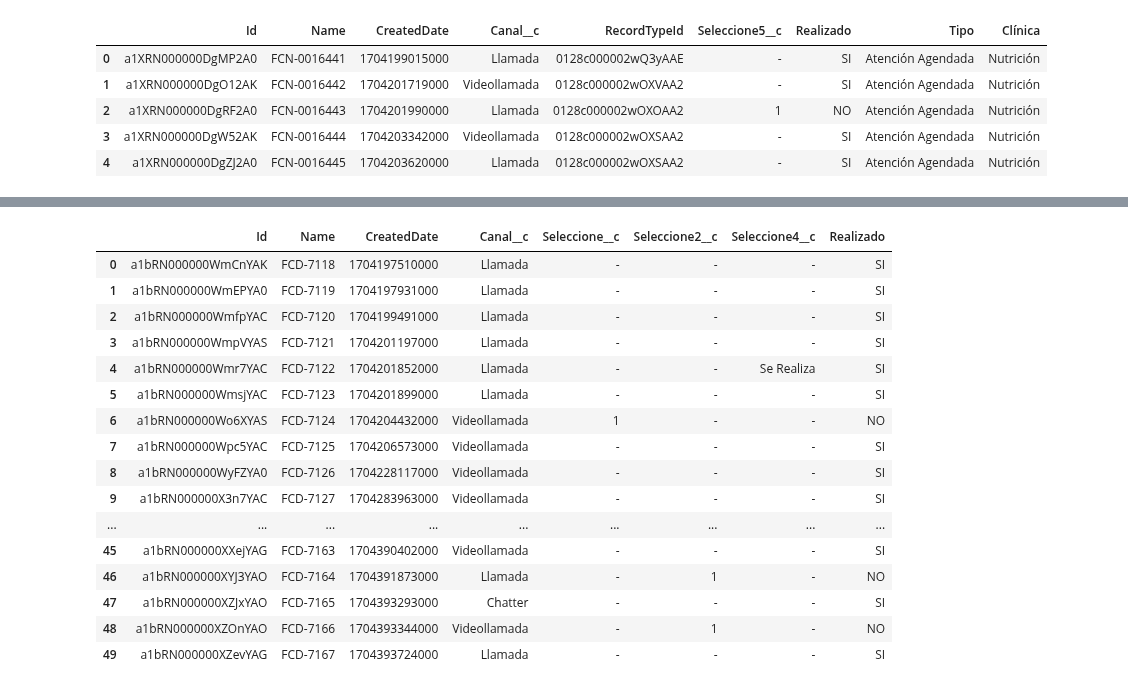
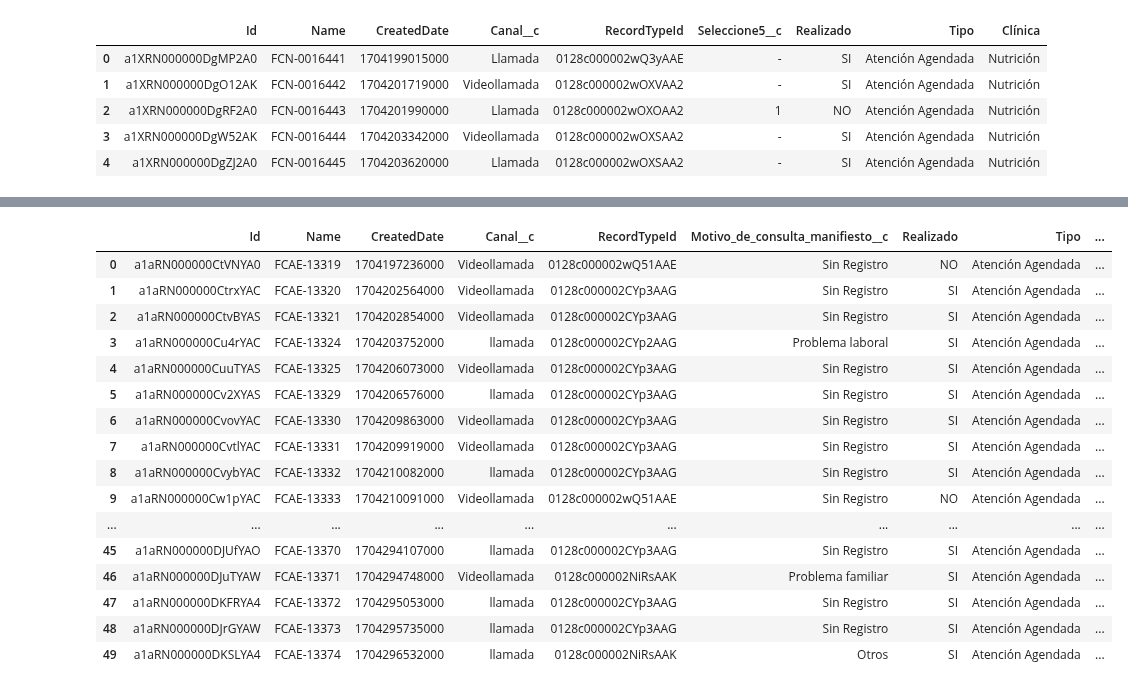
Before and after one commit to juanca-martinez/basefinal, a Jupyter notebook: modeloNuevo/deporte_JK.ipynb, the cells around one changed output, grey strips where cells are left out. Saved outputs shown, nothing was run; the diff lists cells and outputs as text; code cells hidden in the pictures.

```diff
--- a/modeloNuevo/deporte_JK.ipynb
+++ b/modeloNuevo/deporte_JK.ipynb
@@ -136,29 +133,22 @@ df_nutricion.head()
 | 3 | a1XRN000000DgW52AK | FCN-0016444 | 1704203342000 | Videollamada | 0128c000002wOXSAA2 | - | SI | Atención Agendada | Nutrición |
 | 4 | a1XRN000000DgZJ2A0 | FCN-0016445 | 1704203620000 | Llamada | 0128c000002wOXSAA2 | - | SI | Atención Agendada | Nutrición |
 # %%
-query_psicologia = "SELECT Id,Name,CreatedDate,Canal__c, recordTypeId,Seleccione5__c from Ficha_Clinica_Nutrici_n__c WHERE CALENDAR_YEAR(CreatedDate ) >= 2024 ORDER BY CreatedDate"
+query_psicologia = "SELECT Id,Name,CreatedDate,Canal__c, RecordTypeId, Motivo_de_consulta_manifiesto__c from Ficha_Cl_nica_Asistencia_Emocional__c WHERE CALENDAR_YEAR(CreatedDate ) >= 2024 ORDER BY CreatedDate"
 df_psicologia = sf.smart_query(query_psicologia)
 
-df_psicologia["Realizado"] = np.where(
-    (df_psicologia["recordTypeId"] != "1")
-    | (df_psicologia["recordTypeId"] != "1")
-    | (df_psicologia["recordTypeId"] != "1"),
-    "SI",
-    "NO",
-)
 
+df_psicologia["Realizado"] = "SI"
+df_psicologia["Realizado"] = np.where((df_psicologia["RecordTypeId"] == "0128c000002wQ51AAE"),"NO",df_psicologia["Realizado"])
+df_psicologia["Realizado"] = np.where((df_psicologia["RecordTypeId"] == "0128c000002wQ56AAE"),"NO",df_psicologia["Realizado"])
+df_psicologia["Realizado"] = np.where((df_psicologia["RecordTypeId"] == "0128c000002CYoyAAG"),"NO",df_psicologia["Realizado"])
 
-df_nutricion["Seleccione5__c"] = (
-    df_nutricion["Seleccione5__c"].astype(str).replace("No Contesta", "1")
-)
-df_nutricion["Realizado"] = np.where(
-    (df_nutricion["Seleccione5__c"] != "1"), "SI", "NO"
-)
+df_psicologia["Motivo_de_consulta_manifiesto__c"] = df_psicologia["Motivo_de_consulta_manifiesto__c"].str.replace("-", "Sin Registro")
+
 condlist = [
-    df_nutricion["Canal__c"] == "Chatter",
-    df_nutricion["Canal__c"] == "Llamada",
-    df_nutricion["Canal__c"] == "Videollamada",
-    df_nutricion["Canal__c"] == "Correo electrónico",
+    df_psicologia["Canal__c"] == "Chatter",
+    df_psicologia["Canal__c"] == "llamada",
+    df_psicologia["Canal__c"] == "Videollamada",
+    df_psicologia["Canal__c"] == "Correo electrónico",
 ]
 choicelist = [
     "Derivación",
@@ -166,8 +156,8 @@ choicelist = [
     "Atención Agendada",
     "Complemento a la atención",
 ]
-df_nutricion["Tipo"] = np.select(condlist, choicelist)
-df_nutricion["Clínica"] = "Nutrición"
+df_psicologia["Tipo"] = np.select(condlist, choicelist)
+df_psicologia["Clínica"] = "Nutrición"
 
 
-df_nutricion.head()
+df_psicologia.head()
@@ -174,20 +186,20 @@ df_nutricion.head()
 # %%
-df_deportes.head(50)
+df_psicologia.head(50)
 # %% [output]
-|  | Id | Name | CreatedDate | Canal__c | Seleccione__c | Seleccione2__c | Seleccione4__c | Realizado |
-| 0 | a1bRN000000WmCnYAK | FCD-7118 | 1704197510000 | Llamada | - | - | - | SI |
-| 1 | a1bRN000000WmEPYA0 | FCD-7119 | 1704197931000 | Llamada | - | - | - | SI |
-| 2 | a1bRN000000WmfpYAC | FCD-7120 | 1704199491000 | Llamada | - | - | - | SI |
-| 3 | a1bRN000000WmpVYAS | FCD-7121 | 1704201197000 | Llamada | - | - | - | SI |
-| 4 | a1bRN000000Wmr7YAC | FCD-7122 | 1704201852000 | Llamada | - | - | Se Realiza | SI |
-| 5 | a1bRN000000WmsjYAC | FCD-7123 | 1704201899000 | Llamada | - | - | - | SI |
-| 6 | a1bRN000000Wo6XYAS | FCD-7124 | 1704204432000 | Videollamada | 1 | - | - | NO |
-| 7 | a1bRN000000Wpc5YAC | FCD-7125 | 1704206573000 | Videollamada | - | - | - | SI |
-| 8 | a1bRN000000WyFZYA0 | FCD-7126 | 1704228117000 | Videollamada | - | - | - | SI |
-| 9 | a1bRN000000X3n7YAC | FCD-7127 | 1704283963000 | Videollamada | - | - | - | SI |
-| ... | ... | ... | ... | ... | ... | ... | ... | ... |
-| 45 | a1bRN000000XXejYAG | FCD-7163 | 1704390402000 | Videollamada | - | - | - | SI |
-| 46 | a1bRN000000XYJ3YAO | FCD-7164 | 1704391873000 | Llamada | - | 1 | - | NO |
-| 47 | a1bRN000000XZJxYAO | FCD-7165 | 1704393293000 | Chatter | - | - | - | SI |
-| 48 | a1bRN000000XZOnYAO | FCD-7166 | 1704393344000 | Videollamada | - | 1 | - | NO |
-| 49 | a1bRN000000XZevYAG | FCD-7167 | 1704393724000 | Llamada | - | - | - | SI |
+|  | Id | Name | CreatedDate | Canal__c | RecordTypeId | Motivo_de_consulta_manifiesto__c | Realizado | Tipo | ... |
+| 0 | a1aRN000000CtVNYA0 | FCAE-13319 | 1704197236000 | Videollamada | 0128c000002wQ51AAE | Sin Registro | NO | Atención Agendada | ... |
+| 1 | a1aRN000000CtrxYAC | FCAE-13320 | 1704202564000 | Videollamada | 0128c000002CYp3AAG | Sin Registro | SI | Atención Agendada | ... |
+| 2 | a1aRN000000CtvBYAS | FCAE-13321 | 1704202854000 | Videollamada | 0128c000002CYp3AAG | Sin Registro | SI | Atención Agendada | ... |
+| 3 | a1aRN000000Cu4rYAC | FCAE-13324 | 1704203752000 | llamada | 0128c000002CYp2AAG | Problema laboral | SI | Atención Agendada | ... |
+| 4 | a1aRN000000CuuTYAS | FCAE-13325 | 1704206073000 | Videollamada | 0128c000002CYp3AAG | Sin Registro | SI | Atención Agendada | ... |
+| 5 | a1aRN000000Cv2XYAS | FCAE-13329 | 1704206576000 | llamada | 0128c000002CYp3AAG | Sin Registro | SI | Atención Agendada | ... |
+| 6 | a1aRN000000CvovYAC | FCAE-13330 | 1704209863000 | Videollamada | 0128c000002CYp3AAG | Sin Registro | SI | Atención Agendada | ... |
+| 7 | a1aRN000000CvtlYAC | FCAE-13331 | 1704209919000 | Videollamada | 0128c000002CYp3AAG | Sin Registro | SI | Atención Agendada | ... |
+| 8 | a1aRN000000CvybYAC | FCAE-13332 | 1704210082000 | llamada | 0128c000002CYp3AAG | Sin Registro | SI | Atención Agendada | ... |
+| 9 | a1aRN000000Cw1pYAC | FCAE-13333 | 1704210091000 | Videollamada | 0128c000002wQ51AAE | Sin Registro | NO | Atención Agendada | ... |
+| ... | ... | ... | ... | ... | ... | ... | ... | ... | ... |
+| 45 | a1aRN000000DJUfYAO | FCAE-13370 | 1704294107000 | llamada | 0128c000002CYp3AAG | Sin Registro | SI | Atención Agendada | ... |
+| 46 | a1aRN000000DJuTYAW | FCAE-13371 | 1704294748000 | Videollamada | 0128c000002NiRsAAK | Problema familiar | SI | Atención Agendada | ... |
+| 47 | a1aRN000000DKFRYA4 | FCAE-13372 | 1704295053000 | llamada | 0128c000002CYp3AAG | Sin Registro | SI | Atención Agendada | ... |
+| 48 | a1aRN000000DJrGYAW | FCAE-13373 | 1704295735000 | llamada | 0128c000002CYp3AAG | Sin Registro | SI | Atención Agendada | ... |
+| 49 | a1aRN000000DKSLYA4 | FCAE-13374 | 1704296532000 | llamada | 0128c000002NiRsAAK | Otros | SI | Atención Agendada | ... |
```
Also changed, not shown: parts of 3 cells of this notebook, 2 other files.
